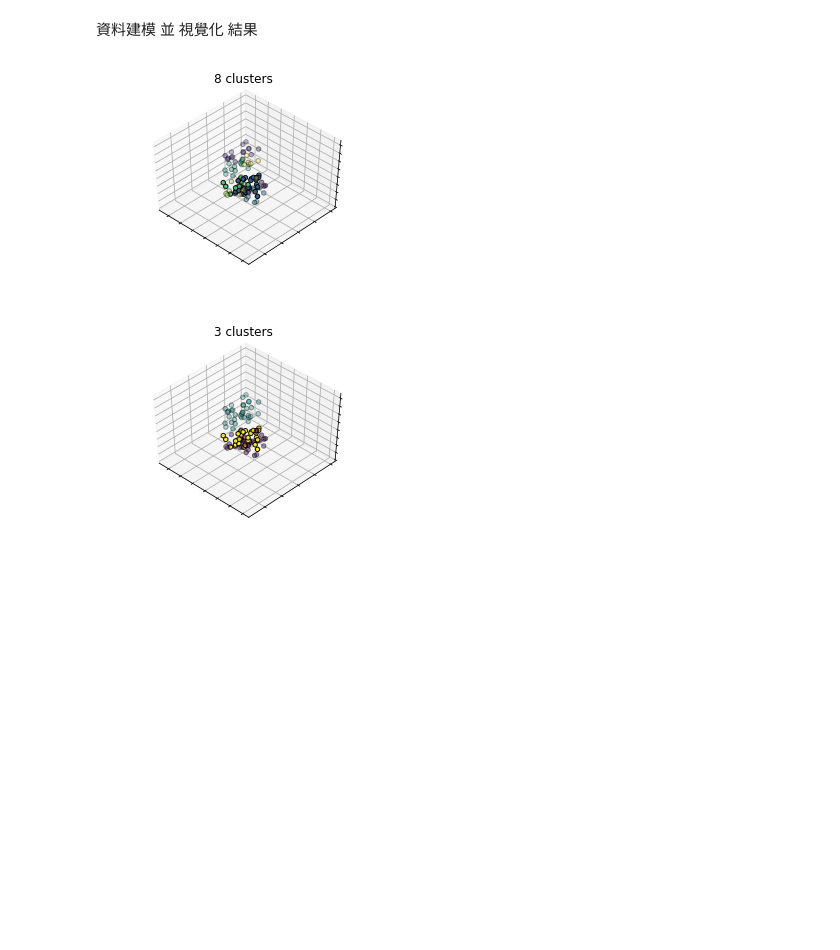
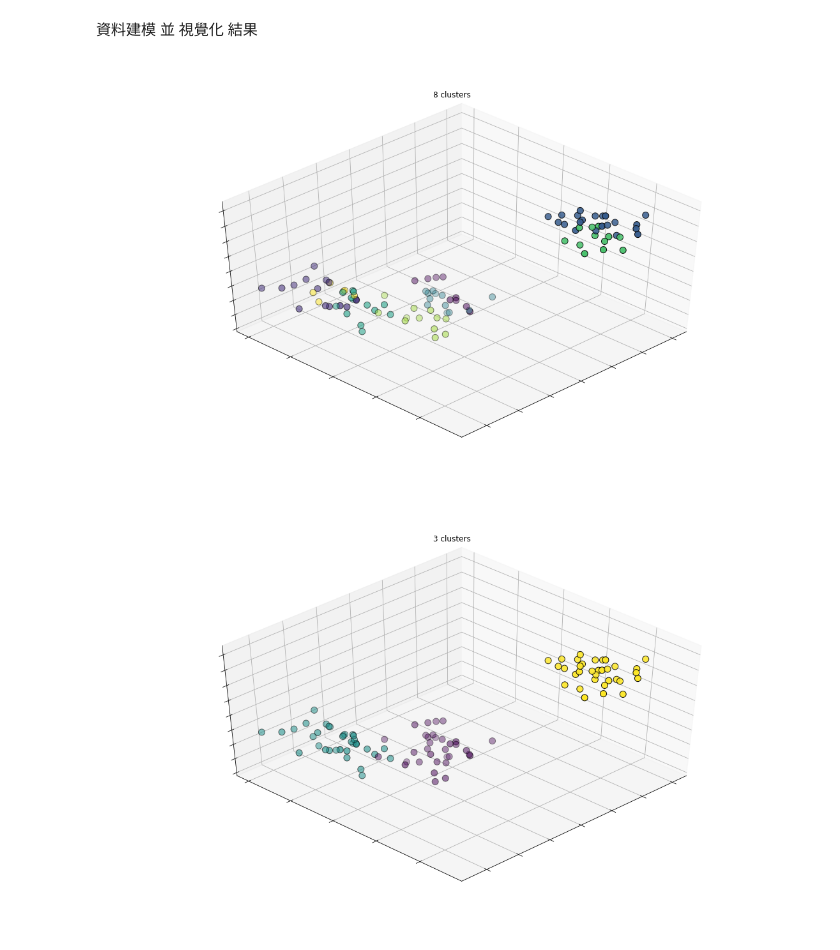
Before and after one commit to buc1107/ML100-Days, a Jupyter notebook: Homework/examples/Day_055_kmean_sample.ipynb, the cells around one changed output. Drawn from its saved outputs; the diff is of its cells as text; code cells hidden in the pictures; blank space fills up the shorter version.

```diff
--- a/Homework/examples/Day_055_kmean_sample.ipynb
+++ b/Homework/examples/Day_055_kmean_sample.ipynb
@@ -57,8 +43,8 @@ estimators = [('k_means_8', KMeans(n_clusters=8)),
 fignum = 1
 titles = ['8 clusters', '3 clusters', '3 clusters, bad initialization']
 for name, est in estimators:
-    fig = plt.figure(fignum, figsize=(4, 3))
-    ax = Axes3D(fig, rect=[0, 0, .95, 1], elev=48, azim=134)
+    fig = plt.figure(fignum, figsize=(16, 9))
+    ax = Axes3D(fig, rect=[0, 0, .95, 1], elev=48, azim=45)
 
     ## fit data
     est.fit(X)
@@ -66,38 +52,38 @@ for name, est in estimators:
     labels = est.labels_
 
     ax.scatter(X[:, 3], X[:, 0], X[:, 2],
-               c=labels.astype(np.float), edgecolor='k')
+               c=labels.astype(np.float), edgecolor='k',s=100)
 
     ax.w_xaxis.set_ticklabels([])
     ax.w_yaxis.set_ticklabels([])
     ax.w_zaxis.set_ticklabels([])
     ax.set_title(titles[fignum - 1])
     ax.dist = 12
     fignum = fignum + 1
 
 # Plot the ground truth
-fig = plt.figure(fignum, figsize=(4, 3))
-ax = Axes3D(fig, rect=[0, 0, .95, 1], elev=48, azim=134)
+fig = plt.figure(fignum, figsize=(16, 9))
+ax = Axes3D(fig, rect=[0, 0, .95, 1], elev=48, azim=45)
 
 for name, label in [('cls0', 0),
                     ('cls1', 1),
                     ('cls2', 2)]:
     ax.text3D(X[y == label, 3].mean(),
               X[y == label, 0].mean(),
               X[y == label, 2].mean() + 2, name,
               horizontalalignment='center',
               bbox=dict(alpha=.2, edgecolor='w', facecolor='w'))
 # Reorder the labels to have colors matching the cluster results
 y = np.choose(y, [1, 2, 0]).astype(np.float)
-ax.scatter(X[:, 3], X[:, 0], X[:, 2], c=y, edgecolor='k')
+ax.scatter(X[:, 3], X[:, 0], X[:, 2], c=y, edgecolor='k',s=100)
 
 ax.w_xaxis.set_ticklabels([])
 ax.w_yaxis.set_ticklabels([])
 ax.w_zaxis.set_ticklabels([])
 ax.set_title('Ground Truth')
 ax.dist = 12
 
 #fig.show()
 # %% [output]
-[figure, old version]
+[figure, new version]
-[figure, old version]
+[figure, new version]
```
Also changed, not shown: parts of 2 cells of this notebook, 12 other files.
